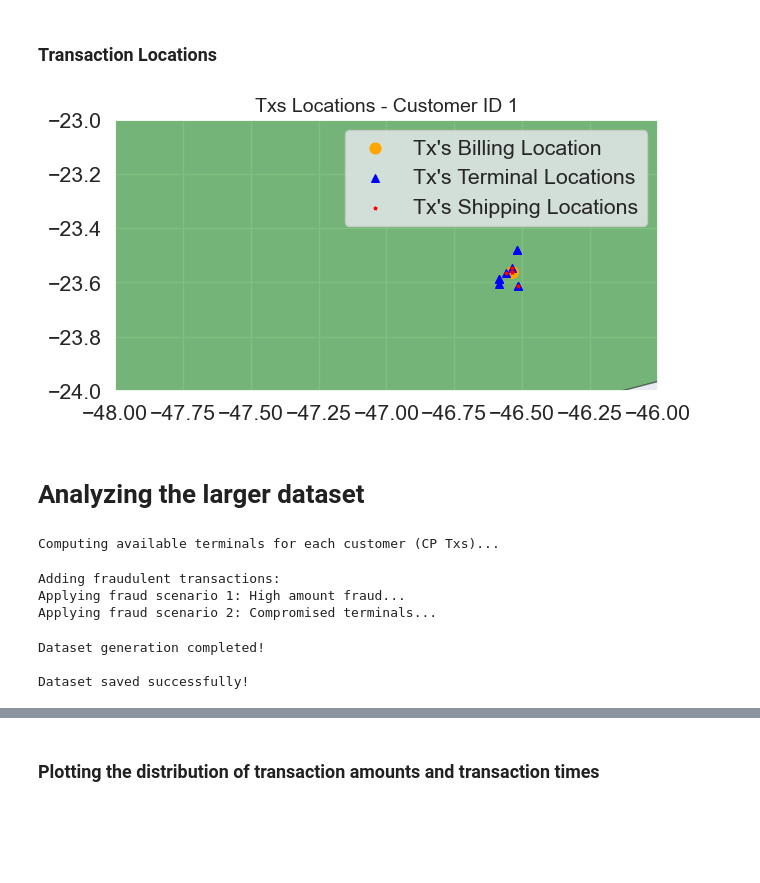
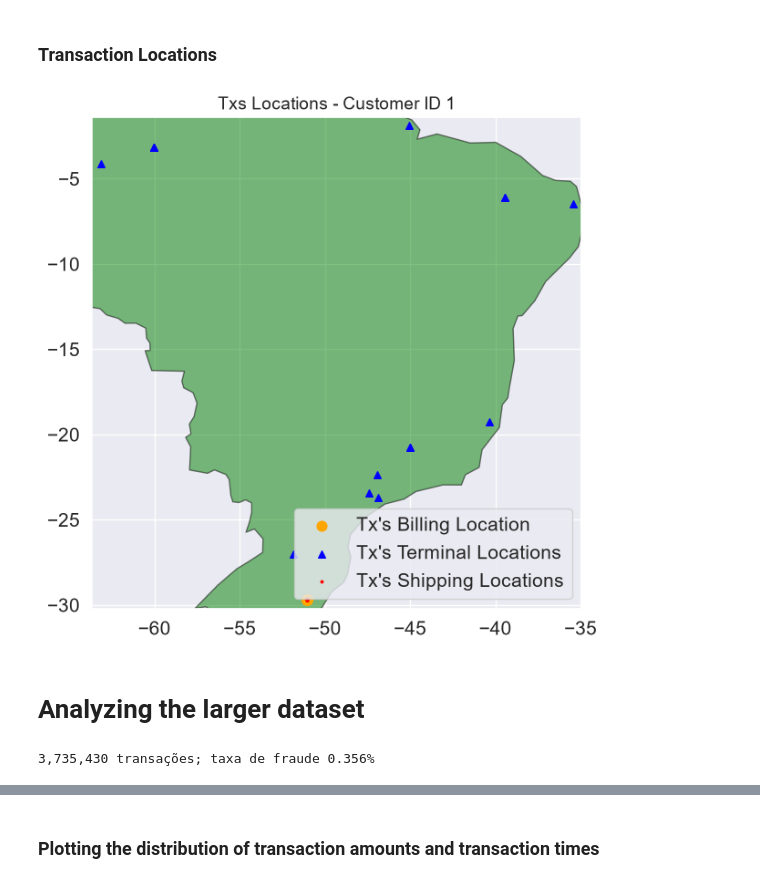
Before and after one commit to alexandreclem/synccfd, a Jupyter notebook: examples/simulator.ipynb, the cells around one changed output, grey strips where cells are left out. Cells and saved outputs as stored; diff of their text form; code cells hidden in the pictures; blank space fills up the shorter version.

```diff
--- a/examples/simulator.ipynb
+++ b/examples/simulator.ipynb
@@ -18,0 +40,20 @@ sns.set(font_scale=1.4)
+# %%
+PRESET = os.environ.get("SYNCCFD_PRESET", "realistic")  # "legacy" (TCC) or "realistic"
+PARAMS = presets.from_env(default=PRESET)
+print(PRESET, {key: PARAMS[key] for key in presets.DEFAULT_SIZE})
+WITH_MERCHANTS = PARAMS.get("merchants") is not None
+
+# Where the figures are saved (the tests point this to a temporary folder)
+FIG_DIR = Path(os.environ.get("SYNCCFD_FIG_DIR", "../docs/figures/exploratoria"))
+FIG_DIR.mkdir(parents=True, exist_ok=True)
+
+
+def save_figure(name):
+    # Vector PDF; the boxplot outliers (many thousands of points) are rasterized
+    plt.savefig(FIG_DIR / f"{name}.pdf", bbox_inches="tight", dpi=200)
+
+
+# One color per fraud scenario (the shades of the TCC figures, plus scenario 5), and
+# blue for the legitimate transactions
+SCENARIO_PALETTE = dict(zip(range(1, 6), sns.color_palette("Reds", 7)[2:]))
+PALETTE = {0: sns.color_palette()[0], **SCENARIO_PALETTE}
@@ -25,13 +68,16 @@ available_terminals_radius = 10
 start_date = "2025-01-01"
 
 generator = DatasetGenerator(
-    n_customers=5,
-    n_terminals=25,
-    nb_days=5,
-    city_radius=city_radius,
-    available_terminals_radius=available_terminals_radius,
-    start_date=start_date,
-    random_state=42,
+    **{
+        **PARAMS,
+        "n_customers": 5,
+        "n_terminals": 25,
+        "nb_days": 5,
+        "city_radius": city_radius,
+        "available_terminals_radius": available_terminals_radius,
+        "start_date": start_date,
+        "random_state": 42,
+    }
 )
 customer_profiles_table, terminal_profiles_table, transactions_df = generator.generate()
 
@@ -271,54 +324,42 @@ plt.show()
 # %%
 fig, axs = plt.subplots(1, 1, figsize=(7, 7))
 
 brazil.plot(color="green", edgecolor="black", alpha=0.5, ax=axs)
 tx_bill_locs.plot(
     ax=axs, color="orange", marker="o", markersize=60, label="Tx's Billing Location"
 )
 tx_term_locs.plot(
     ax=axs, color="blue", marker="^", markersize=30, label="Tx's Terminal Locations"
 )
 tx_shipp_locs.plot(
     ax=axs, color="red", marker="*", markersize=5, label="Tx's Shipping Locations"
 )
 
-plt.xlim([-48, -46])
-plt.ylim([-24, -23])
+# Around the customer's transactions
+bounds = tx_term_locs.total_bounds if len(tx_term_locs) else tx_bill_locs.total_bounds
+plt.xlim([min(bounds[0], tx_bill_locs.total_bounds[0]) - 0.5, max(bounds[2], tx_bill_locs.total_bounds[2]) + 0.5])
+plt.ylim([min(bounds[1], tx_bill_locs.total_bounds[1]) - 0.5, max(bounds[3], tx_bill_locs.total_bounds[3]) + 0.5])
 
 plt.legend()
 plt.title(f"Txs Locations - Customer ID {customer_id}", fontsize=14)
 plt.show()
 # %% [output]
-[figure, old version]
+[figure, new version]
 # %% [markdown]
 # Analyzing the larger dataset
 # %%
-city_radius = 12
-available_terminals_radius = 10
-start_date = "2025-01-01"
-n_customers = 10000
-n_terminals = 20000
-nb_days = 180
+# Building a larger transactions dataset: the configuration of the parameters cell
+generator = DatasetGenerator(**PARAMS)
+customer_profiles_table, terminal_profiles_table, transactions_df = generator.generate()
 
-# Building a larger transactions dataset
-generator = DatasetGenerator(
-    n_customers=n_customers,
-    n_terminals=n_terminals,
-    nb_days=nb_days,
-    city_radius=city_radius,
-    available_terminals_radius=available_terminals_radius,
-    start_date=start_date,
-    random_state=42,
-)
-customer_profiles_table, terminal_profiles_table, transactions_df = generator.generate()
+n_customers, n_terminals = PARAMS["n_customers"], PARAMS["n_terminals"]
+city_radius = generator.city_radius
+available_terminals_radius = generator.available_terminals_radius
+loc_features = generator.get_location_features()
+n_physical = len(loc_features.terminal_cities_locations)
+print(f"{len(transactions_df):,} transações; taxa de fraude {transactions_df.TX_FRAUD.mean():.3%}")
 # %% [output]
-Computing available terminals for each customer (CP Txs)...
+3,735,430 transações; taxa de fraude 0.356%
-Adding fraudulent transactions:
-Applying fraud scenario 1: High amount fraud...
-Applying fraud scenario 2: Compromised terminals...
-Dataset generation completed!
-
-Dataset saved successfully!
 # %%
 transactions_df.head()
 # %% [output]
```
Also changed, not shown: parts of 28 cells of this notebook, 59 other files.
